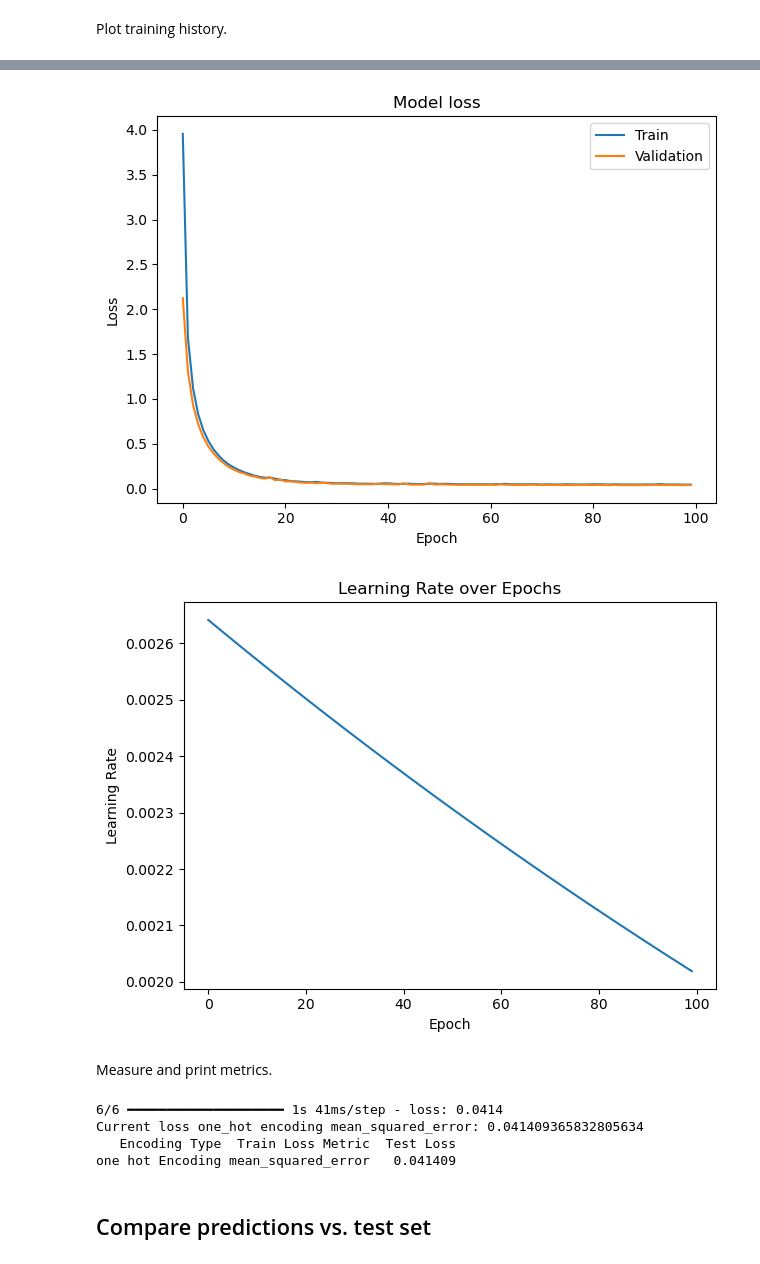
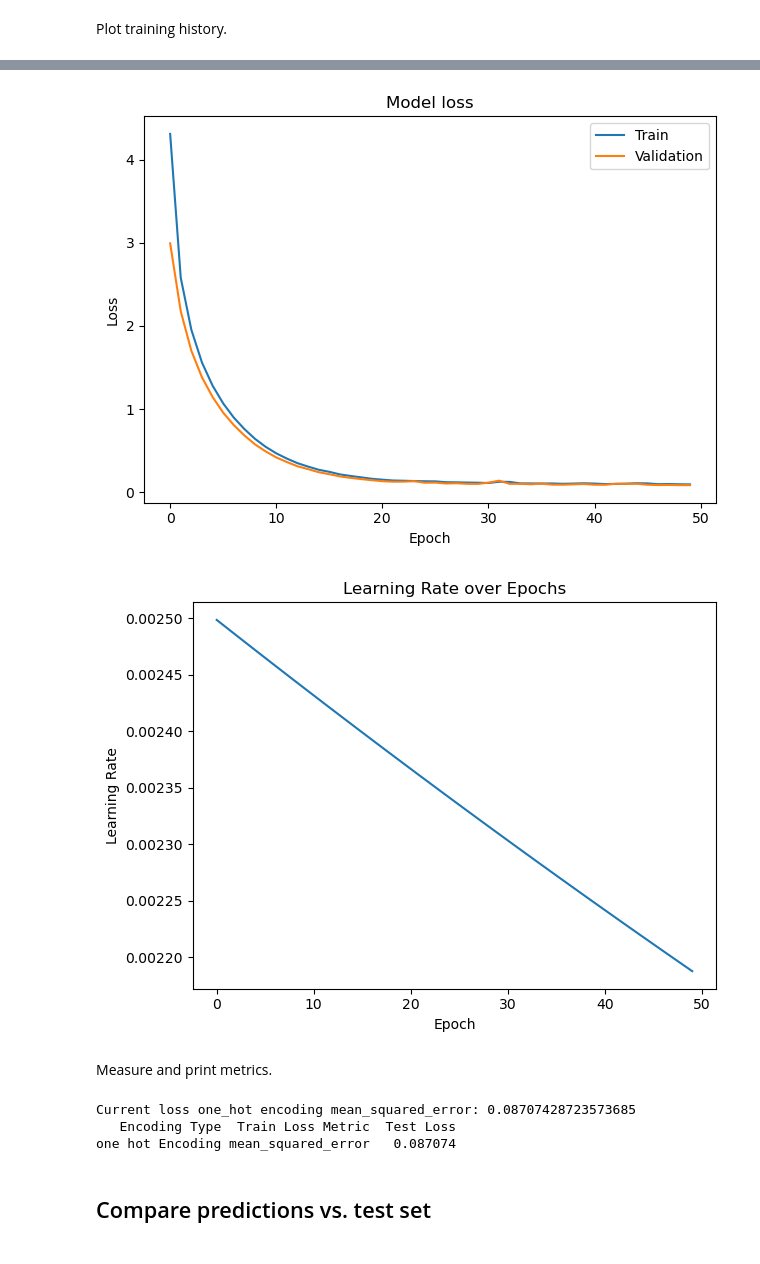
Before and after one commit to abhishekchak52/ML_qubit_design, a Jupyter notebook: model_predict_cavity_claw_RouteMeander_eigenmode/ml_01_train_keras.ipynb, the cells around one changed output, grey strips where cells are left out. Drawn from its saved outputs; the diff is of its cells as text; code cells hidden in the pictures.

Commit message:
first test of new cavity claw model, something is wrong with the 'exists' data

```diff
--- a/model_predict_cavity_claw_RouteMeander_eigenmode/ml_01_train_keras.ipynb
+++ b/model_predict_cavity_claw_RouteMeander_eigenmode/ml_01_train_keras.ipynb
@@ -100,6 +100,7 @@ E0000 00:00:1765421418.841389    6978 cuda_executor.cc:1309] INTERNAL: CUDA Runt
 
 if DATA_AUGMENTATION:
     if 'Try Both' not in ENCODING_TYPE:
+        encoding = ENCODING_TYPE.replace(' ','_')
         if 'one hot' in ENCODING_TYPE:
             X_train = np.load('{}/npy/x_train_one_hot_encoding_augmented.npy'.format(DATA_DIR), allow_pickle=True)
             X_val = np.load('{}/npy/x_val_one_hot_encoding_augmented.npy'.format(DATA_DIR), allow_pickle=True)
@@ -1098,20 +1102,20 @@ if 'Try Both' not in ENCODING_TYPE:
     if KERAS_TUNER:
         # now both searches should have completed, so lets get the best hyperparams
         # and retrain with history saved so we can look at it
-        best_hp  = tuner.get_best_hyperparameters(1)[0]
+        best_hp = tuner.get_best_hyperparameters(1)[0]
 
         # make the models again using the best hyperparams
-        model    = tuner.hypermodel.build(best_hp)
+        model = tuner.hypermodel.build(best_hp)
 
         lr_monitor = LearningRateMonitor()  # make learning rate monitor
 
         # retrain with history so we can plot it
         history = model.fit(
             np.asarray(X_train),
-            np.asarray(y_train),
+            {'value_out': np.asarray(y_value_train), 'exists_out': np.asarray(y_exists_train)},
             epochs=50,
             batch_size=TRAIN_BATCH_SIZE,
-            validation_data=(np.asarray(X_val), np.asarray(y_val)),
+            validation_data=(np.asarray(X_val), {'value_out': np.asarray(y_value_val), 'exists_out': np.asarray(y_exists_val)}),
             callbacks=[early_stopping, lr_monitor],
             verbose=1
         )
@@ -1144,20 +1148,20 @@ else:
     if KERAS_TUNER:
         # now both searches should have completed, so lets get the best hyperparams
         # and retrain with history saved so we can look at it
-        best_hp_linear  = tuner_linear_encoding.get_best_hyperparameters(1)[0]
+        best_hp_linear = tuner_linear_encoding.get_best_hyperparameters(1)[0]
 
         # make the models again using the best hyperparams
-        model_linear    = tuner_linear_encoding.hypermodel.build(best_hp_linear)
+        model_linear = tuner_linear_encoding.hypermodel.build(best_hp_linear)
 
         lr_monitor_linear_encoding = LearningRateMonitor()  # make learning rate monitor
 
         # retrain with history so we can plot it
         history_linear_encoding = model_linear.fit(
             np.asarray(X_train_linear_encoding),
-            np.asarray(y_train_linear_encoding),
+            {'value_out': np.asarray(y_value_train_linear_encoding), 'exists_out': np.asarray(y_exists_train_linear_encoding)},
             epochs=50,
             batch_size=TRAIN_BATCH_SIZE,
-            validation_data=(np.asarray(X_val_linear_encoding), np.asarray(y_val_linear_encoding)),
+            validation_data=(np.asarray(X_val_linear_encoding), {'value_out': np.asarray(y_value_val_linear_encoding), 'exists_out': np.asarray(y_exists_val_linear_encoding)}),
             callbacks=[early_stopping, lr_monitor_linear_encoding],
             verbose=1
         )
@@ -1190,5 +1211,5 @@ else:
-[figure, old version]
+[figure, new version]
-[figure, old version]
+[figure, new version]
 # %%
 #I needed to restart the kernal and skip the block above to run this block-otherwise i got memory allocation error.
 #theres probably a better way to do this--like clearing the memory before running this block so you can run both models sequentially
@@ -1262,10 +1283,16 @@ def mlp_signature(m, prefix="mlp"):
 
 if 'Try Both' not in ENCODING_TYPE:
     model = load_model(best_model_file, compile=False)
-    model.compile(optimizer='adam', loss=TRAIN_LOSS)
-    test_loss_result = get_loss(model.evaluate(
-            np.asarray(X_test),
-            np.asarray(y_test)))
+    model.compile(
+        optimizer='adam',
+        loss={'value_out': TRAIN_LOSS, 'exists_out': 'binary_crossentropy'},
+        loss_weights={'value_out': 1.0, 'exists_out': 1.0}
+    )
+    test_loss_result = model.evaluate(
+        np.asarray(X_test),
+        {'value_out': np.asarray(y_value_test), 'exists_out': np.asarray(y_exists_test)},
+        verbose=0
+    )
     test_loss_result = get_loss(test_loss_result)
 
     #save the shape for the next block so we can save it using the definition above
@@ -1281,19 +1308,31 @@ else:
     # we need to do some fancy allocation of recources if we are going to load both models
     # do the first on one GPU
     linear_model = load_model(best_model_file_linear, compile=False)
-    linear_model.compile(optimizer='adam', loss=TRAIN_LOSS)
-    test_loss_result_linear_encoding = get_loss(linear_model.evaluate(
-            np.asarray(X_test_linear_encoding),
-            np.asarray(y_test_linear_encoding)))
+    linear_model.compile(
+        optimizer='adam',
+        loss={'value_out': TRAIN_LOSS, 'exists_out': 'binary_crossentropy'},
+        loss_weights={'value_out': 1.0, 'exists_out': 1.0}
+    )
+    test_loss_result_linear_encoding = linear_model.evaluate(
+        np.asarray(X_test_linear_encoding),
+        {'value_out': np.asarray(y_value_test_linear_encoding), 'exists_out': np.asarray(y_exists_test_linear_encoding)},
+        verbose=0
+    )
     test_loss_result_linear_encoding = get_loss(test_loss_result_linear_encoding)
 
     # now do on CPU to avoid GPU allocation
     with tf.device('/GPU:0'):
         onehot_model = load_model(best_model_file_onehot, compile=False)
-        onehot_model.compile(optimizer='adam', loss=TRAIN_LOSS)
-        test_loss_result_one_hot_encoding = get_loss(onehot_model.evaluate(
-                np.asarray(X_test_one_hot_encoding),
-                np.asarray(y_test_one_hot_encoding)))
+        onehot_model.compile(
+            optimizer='adam',
+            loss={'value_out': TRAIN_LOSS, 'exists_out': 'binary_crossentropy'},
+            loss_weights={'value_out': 1.0, 'exists_out': 1.0}
+        )
+        test_loss_result_one_hot_encoding = onehot_model.evaluate(
+            np.asarray(X_test_one_hot_encoding),
+            {'value_out': np.asarray(y_value_test_one_hot_encoding), 'exists_out': np.asarray(y_exists_test_one_hot_encoding)},
+            verbose=0
+        )
         test_loss_result_one_hot_encoding = get_loss(test_loss_result_one_hot_encoding)
 
     #save the shape for the next block so we can save it using the definition above
@@ -1311,10 +1350,9 @@ else:
 print(results_df.to_string(index=False))
 results_df.to_csv('test_loss_results.csv', index=False)
 # %% [output]
-6/6 ━━━━━━━━━━━━━━━━━━━━ 1s 41ms/step - loss: 0.0414
-Current loss one_hot encoding mean_squared_error: 0.041409365832805634
+Current loss one_hot encoding mean_squared_error: 0.08707428723573685
    Encoding Type  Train Loss Metric  Test Loss
-one hot Encoding mean_squared_error   0.041409
+one hot Encoding mean_squared_error   0.087074
 # %% [markdown]
 ## Compare predictions vs. test set
 # %%
```
Also changed, not shown: parts of 12 cells of this notebook, 10 other files.
